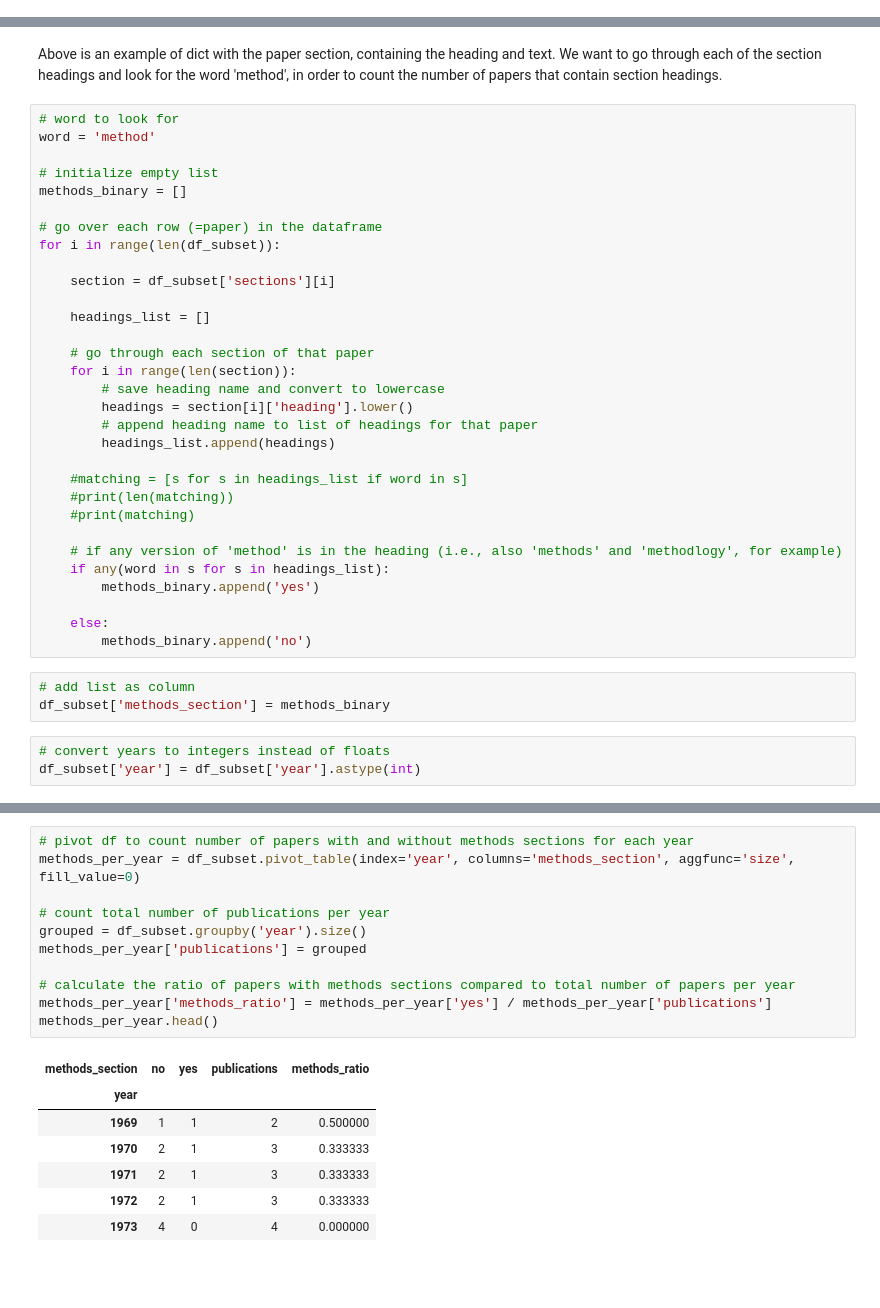
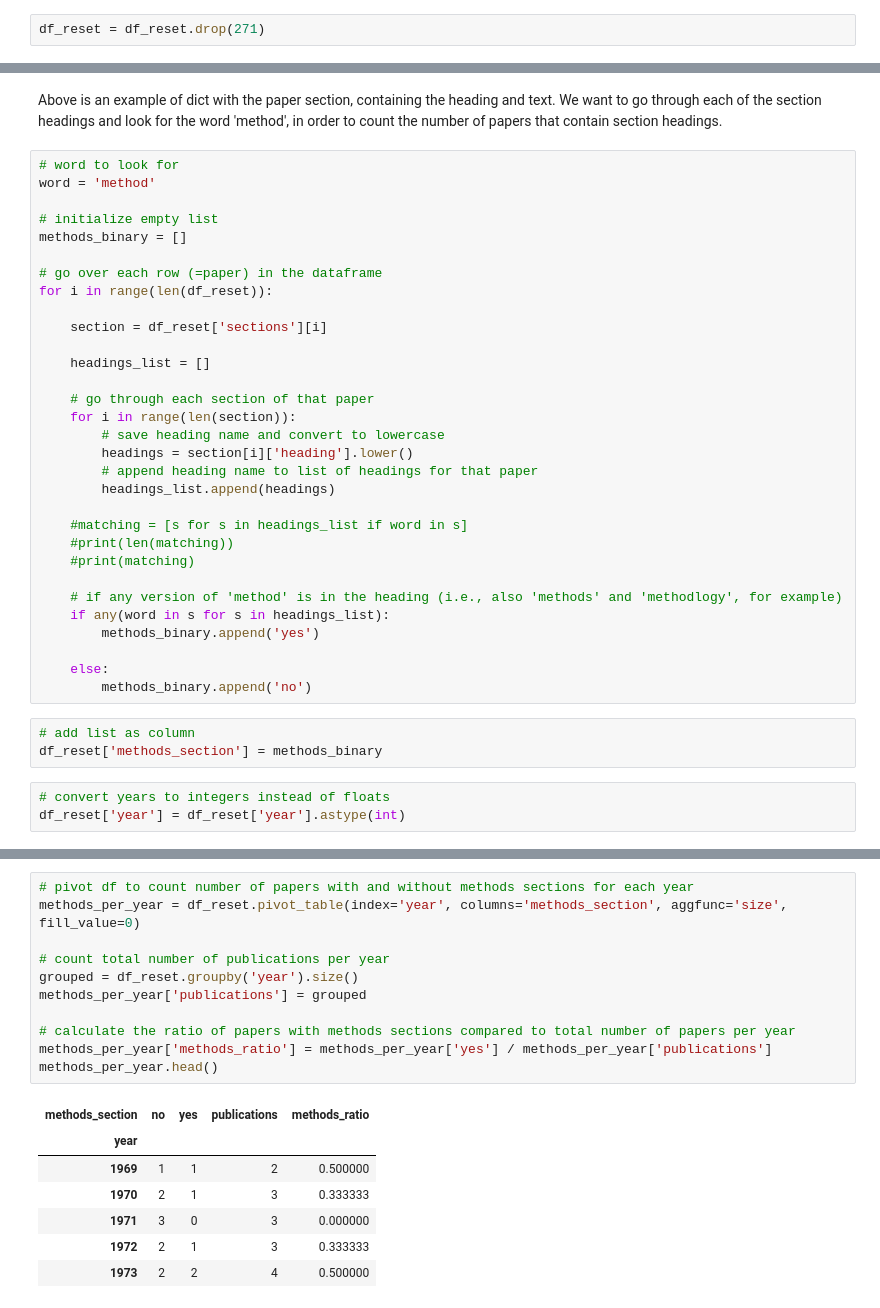
Before and after one commit to centre-for-humanities-computing/friths, a Jupyter notebook: notebooks/methods_sections.ipynb, the cells around one changed output, grey strips where cells are left out. Cells and saved outputs as stored; diff of their text form; blank space fills up the shorter version.

```diff
--- a/notebooks/methods_sections.ipynb
+++ b/notebooks/methods_sections.ipynb
@@ -133,3 +149,5 @@ df_subset.head()
+# %%
+df_reset = df_reset.drop(271)
 # %% [markdown]
 The 'sections' column in the dataframe contains a list all the sections in the paper (as dicts).
 # %%
@@ -150,9 +168,9 @@ word = 'method'
 methods_binary = []
 
 # go over each row (=paper) in the dataframe
-for i in range(len(df_subset)):
+for i in range(len(df_reset)):
 
-    section = df_subset['sections'][i]
+    section = df_reset['sections'][i]
 
     headings_list = []
 
@@ -175,8 +193,8 @@ for i in range(len(df_subset)):
         methods_binary.append('no')
 # %%
 # add list as column
-df_subset['methods_section'] = methods_binary
+df_reset['methods_section'] = methods_binary
 # %%
 # convert years to integers instead of floats
-df_subset['year'] = df_subset['year'].astype(int)
+df_reset['year'] = df_reset['year'].astype(int)
 # %%
@@ -191,22 +209,22 @@ df_subset.head()
 # %%
 # pivot df to count number of papers with and without methods sections for each year
-methods_per_year = df_subset.pivot_table(index='year', columns='methods_section', aggfunc='size', fill_value=0)
+methods_per_year = df_reset.pivot_table(index='year', columns='methods_section', aggfunc='size', fill_value=0)
 
 # count total number of publications per year
-grouped = df_subset.groupby('year').size()
+grouped = df_reset.groupby('year').size()
 methods_per_year['publications'] = grouped
 
 # calculate the ratio of papers with methods sections compared to total number of papers per year
 methods_per_year['methods_ratio'] = methods_per_year['yes'] / methods_per_year['publications']
 methods_per_year.head()
 # %% [output]
 | methods_section | no | yes | publications | methods_ratio |
 | year |  |  |  |  |
 | 1969 | 1 | 1 | 2 | 0.500000 |
 | 1970 | 2 | 1 | 3 | 0.333333 |
-| 1971 | 2 | 1 | 3 | 0.333333 |
+| 1971 | 3 | 0 | 3 | 0.000000 |
 | 1972 | 2 | 1 | 3 | 0.333333 |
-| 1973 | 4 | 0 | 4 | 0.000000 |
+| 1973 | 2 | 2 | 4 | 0.500000 |
 # %%
 # plot raw count of papers with methods sections
 methods_per_year['yes'].plot(kind='bar', figsize=(10, 6))
```
Also changed, not shown: parts of 10 cells of this notebook.
